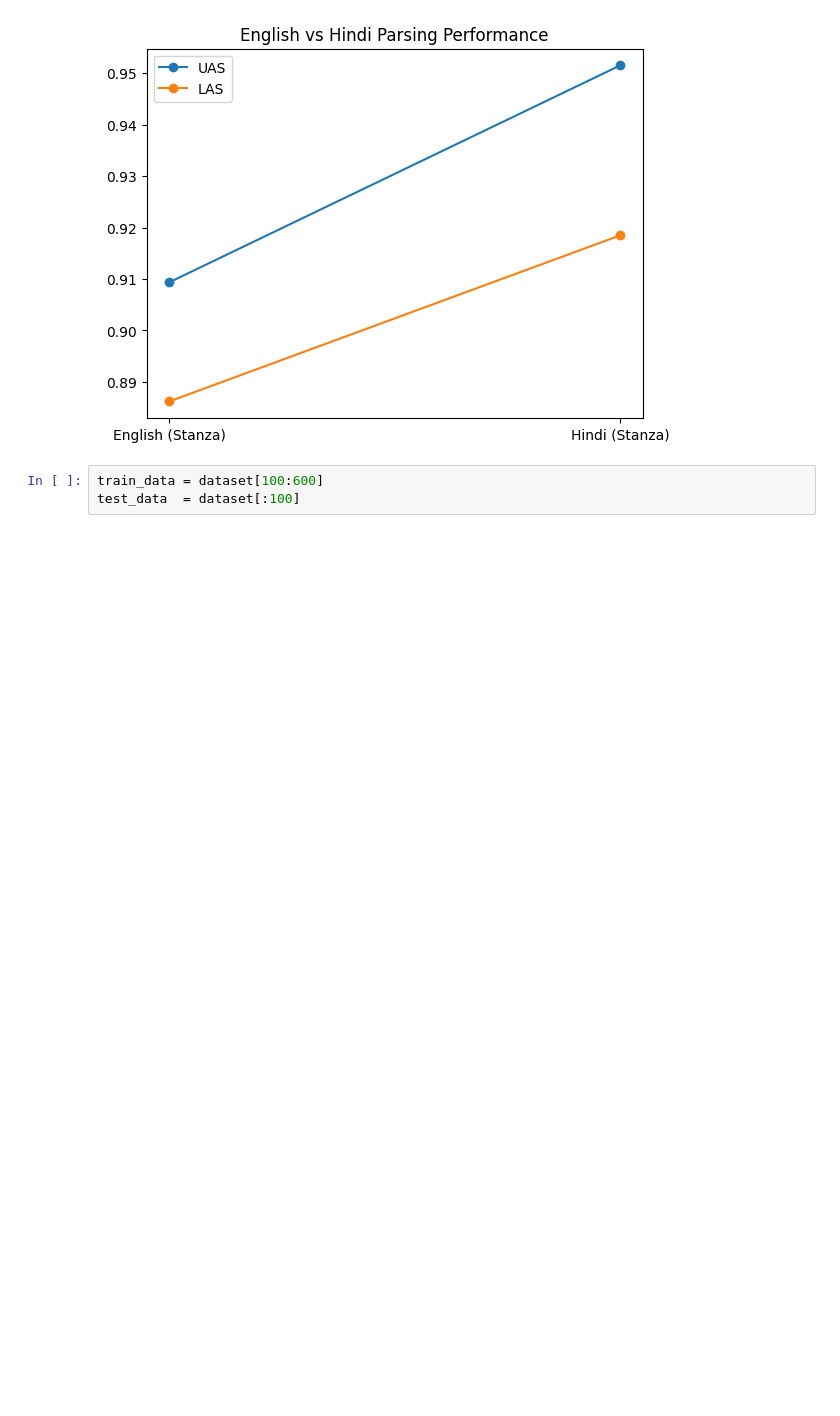
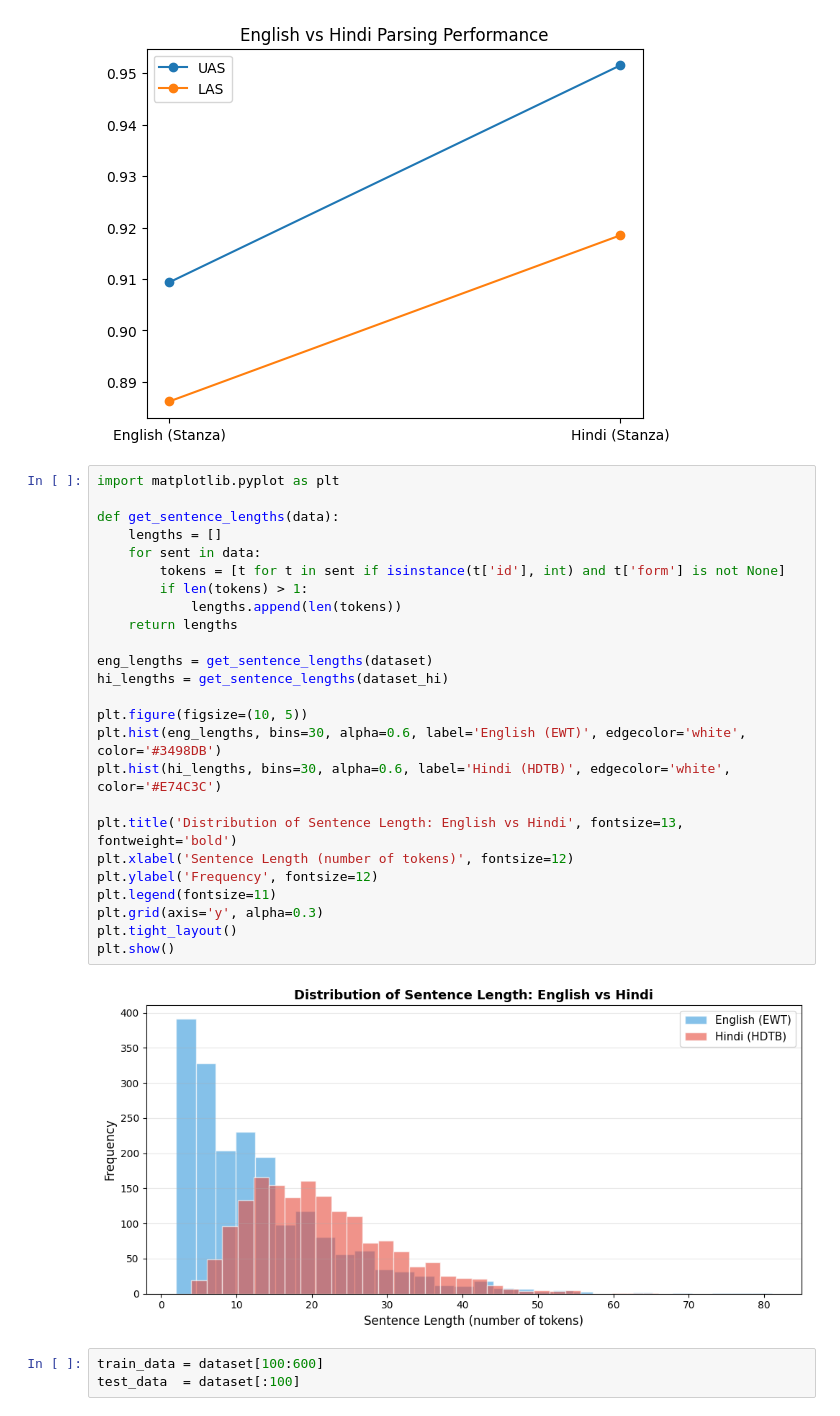
Before and after one commit to Abhi35968/NLP-Parsing, a Jupyter notebook: parsing.ipynb, the cells around one changed output. Drawn from its saved outputs; the diff is of its cells as text; blank space fills up the shorter version.

```diff
--- a/parsing.ipynb
+++ b/parsing.ipynb
@@ -582,6 +541,33 @@ plt.legend()
 plt.show()
 # %% [output]
 [figure]
+# %%
+import matplotlib.pyplot as plt
+
+def get_sentence_lengths(data):
+    lengths = []
+    for sent in data:
+        tokens = [t for t in sent if isinstance(t['id'], int) and t['form'] is not None]
+        if len(tokens) > 1:
+            lengths.append(len(tokens))
+    return lengths
+
+eng_lengths = get_sentence_lengths(dataset)
+hi_lengths = get_sentence_lengths(dataset_hi)
+
+plt.figure(figsize=(10, 5))
+plt.hist(eng_lengths, bins=30, alpha=0.6, label='English (EWT)', edgecolor='white', color='#3498DB')
+plt.hist(hi_lengths, bins=30, alpha=0.6, label='Hindi (HDTB)', edgecolor='white', color='#E74C3C')
+
+plt.title('Distribution of Sentence Length: English vs Hindi', fontsize=13, fontweight='bold')
+plt.xlabel('Sentence Length (number of tokens)', fontsize=12)
+plt.ylabel('Frequency', fontsize=12)
+plt.legend(fontsize=11)
+plt.grid(axis='y', alpha=0.3)
+plt.tight_layout()
+plt.show()
+# %% [output]
+[figure, added]
 # %%
 train_data = dataset[100:600]
 test_data  = dataset[:100]
```
Also changed, not shown: parts of 15 cells of this notebook, 6 other files.
